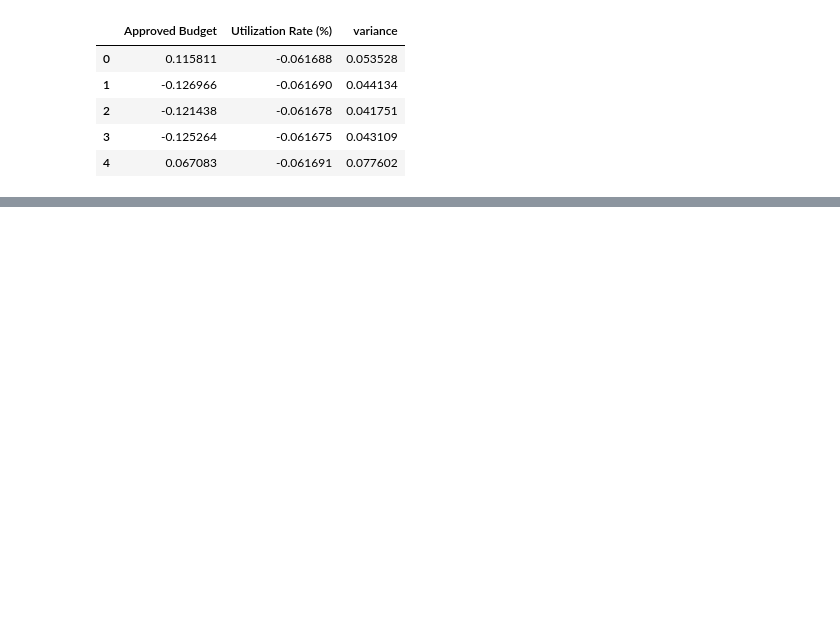
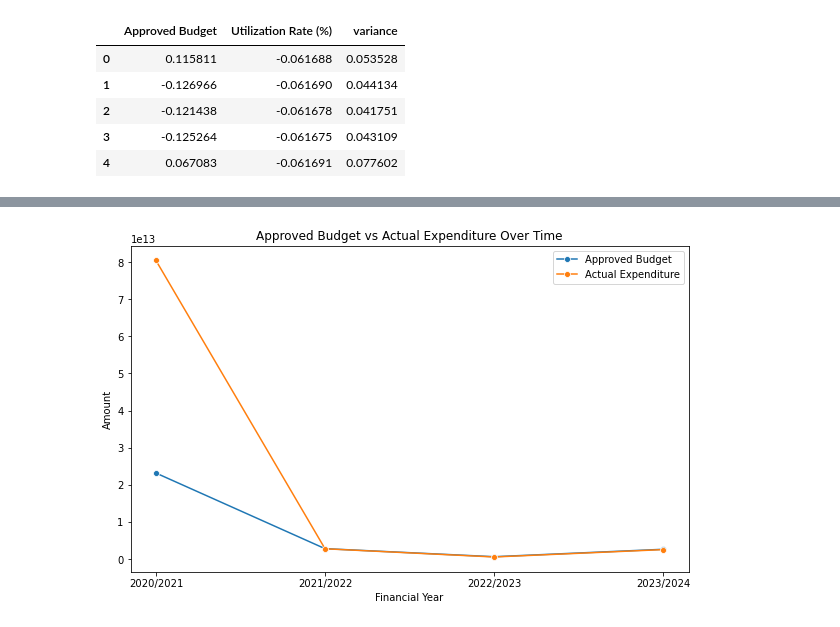
Before and after one commit to Sydney-Were/Analysis-of-National-Government-Ministries-Departments-and-Agencies-Budget-Data, a Jupyter notebook: Analysis.ipynb, the cells around one changed output, grey strips where cells are left out. Saved outputs shown, nothing was run; the diff lists cells and outputs as text; code cells hidden in the pictures; blank space fills up the shorter version.

```diff
--- a/Analysis.ipynb
+++ b/Analysis.ipynb
@@ -708,0 +841,9 @@ pd.DataFrame(X_scaled, columns=features.columns).head()
+# %%
+# Aggregate by financial year
+yearly_trends = df.groupby("Financial Year").agg({
+    "Approved Budget": "sum",
+    "Actual Expenditure": "sum",
+    "variance": "sum"
+}).reset_index()
+
+yearly_trends
@@ -708,0 +861,12 @@ pd.DataFrame(X_scaled, columns=features.columns).head()
+# %%
+plt.figure(figsize=(10,6))
+sns.lineplot(data=yearly_trends, x="Financial Year", y="Approved Budget", marker="o", label="Approved Budget")
+sns.lineplot(data=yearly_trends, x="Financial Year", y="Actual Expenditure", marker="o", label="Actual Expenditure")
+
+plt.title("Approved Budget vs Actual Expenditure Over Time")
+plt.ylabel("Amount")
+plt.xlabel("Financial Year")
+plt.legend()
+plt.show()
+# %% [output]
+[figure, added]
```
Also changed, not shown: parts of 20 cells of this notebook.
